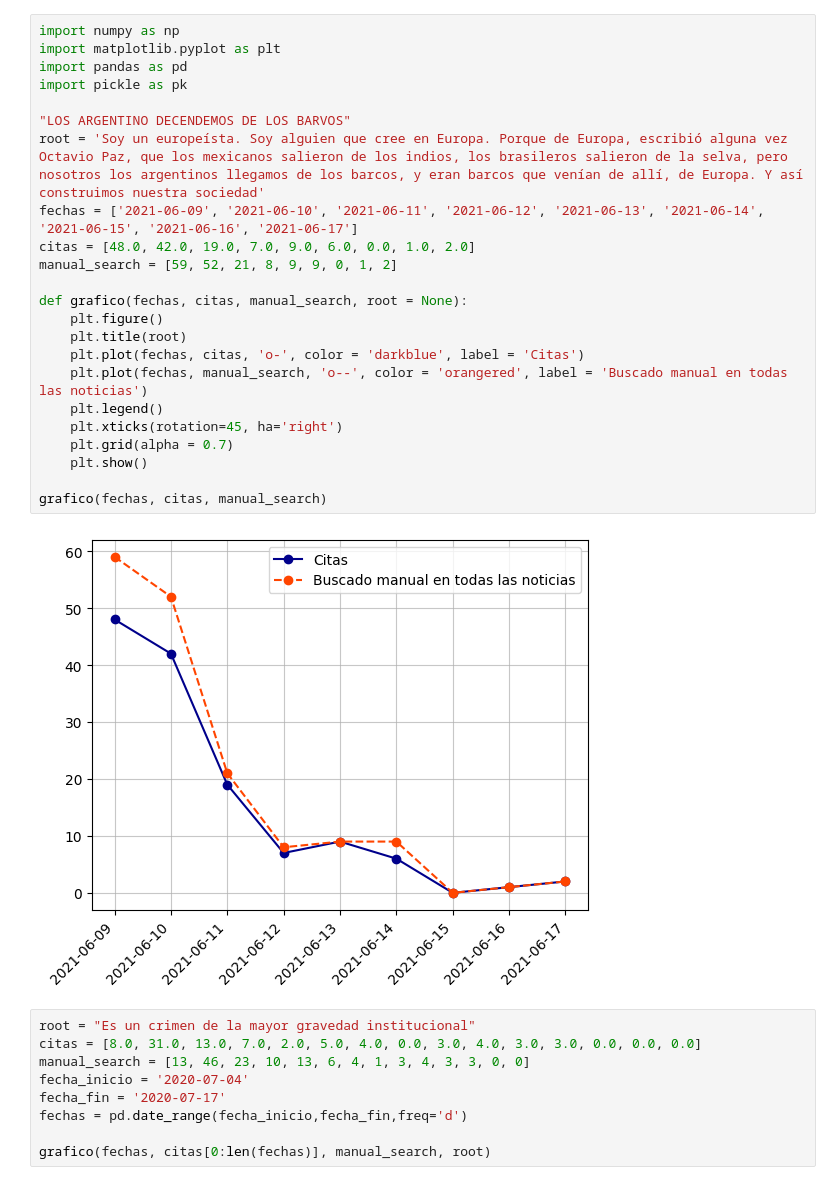
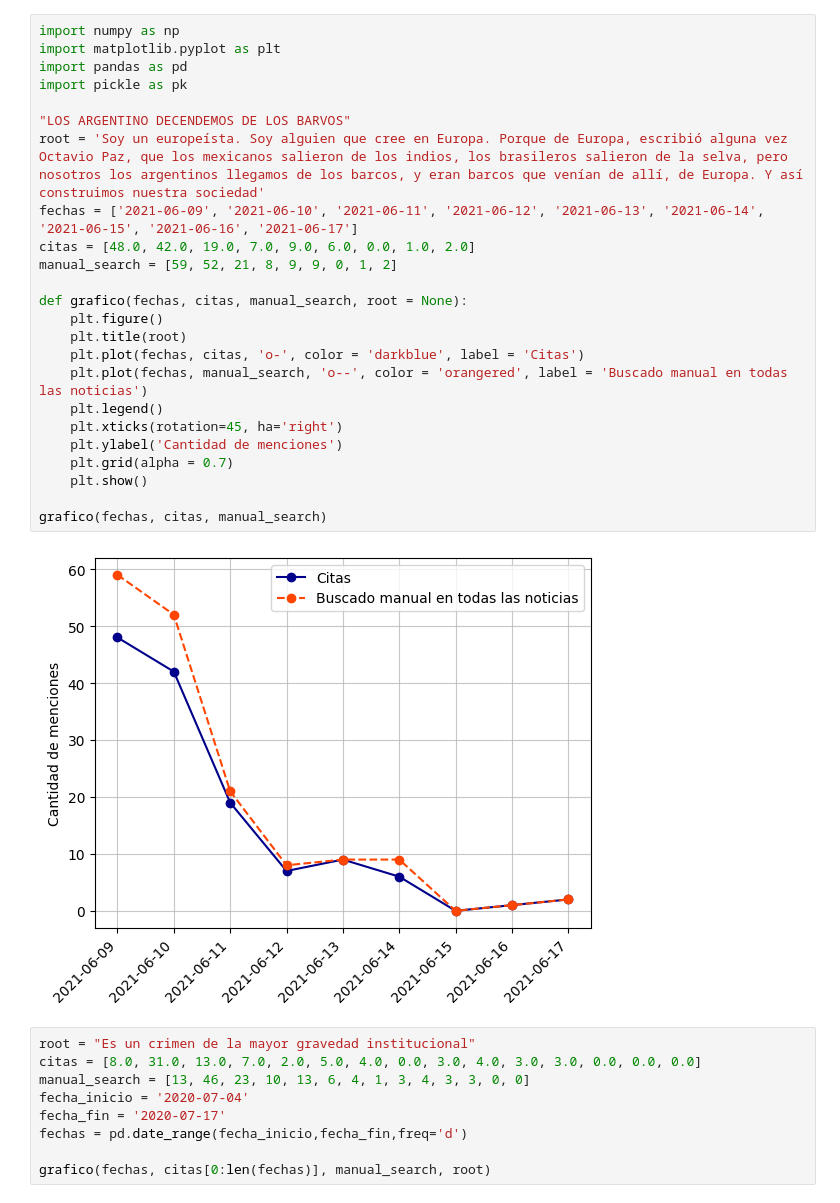
Before and after one commit to Ale-Mildiner/Tesis, a Jupyter notebook: Base_Medios_Arg/visualizacion_comparacion_con-sin_comillas.ipynb, the cells around one changed output. Cells and saved outputs as stored; diff of their text form.

```diff
--- a/Base_Medios_Arg/visualizacion_comparacion_con-sin_comillas.ipynb
+++ b/Base_Medios_Arg/visualizacion_comparacion_con-sin_comillas.ipynb
@@ -1,28 +1,29 @@
 # %%
 import numpy as np
 import matplotlib.pyplot as plt
 import pandas as pd
 import pickle as pk
 
 "LOS ARGENTINO DECENDEMOS DE LOS BARVOS"
 root = 'Soy un europeísta. Soy alguien que cree en Europa. Porque de Europa, escribió alguna vez Octavio Paz, que los mexicanos salieron de los indios, los brasileros salieron de la selva, pero nosotros los argentinos llegamos de los barcos, y eran barcos que venían de allí, de Europa. Y así construimos nuestra sociedad'
 fechas = ['2021-06-09', '2021-06-10', '2021-06-11', '2021-06-12', '2021-06-13', '2021-06-14', '2021-06-15', '2021-06-16', '2021-06-17']
 citas = [48.0, 42.0, 19.0, 7.0, 9.0, 6.0, 0.0, 1.0, 2.0]
 manual_search = [59, 52, 21, 8, 9, 9, 0, 1, 2]
 
 def grafico(fechas, citas, manual_search, root = None):
     plt.figure()
     plt.title(root)
     plt.plot(fechas, citas, 'o-', color = 'darkblue', label = 'Citas')
     plt.plot(fechas, manual_search, 'o--', color = 'orangered', label = 'Buscado manual en todas las noticias')
     plt.legend()
     plt.xticks(rotation=45, ha='right')
+    plt.ylabel('Cantidad de menciones')
     plt.grid(alpha = 0.7)
     plt.show()
 
 grafico(fechas, citas, manual_search)
 # %% [output]
-[figure, old version]
+[figure, new version]
 # %%
 root = "Es un crimen de la mayor gravedad institucional"
 citas = [8.0, 31.0, 13.0, 7.0, 2.0, 5.0, 4.0, 0.0, 3.0, 4.0, 3.0, 3.0, 0.0, 0.0, 0.0]
```
Also changed, not shown: parts of 2 cells of this notebook, 12 other files.
